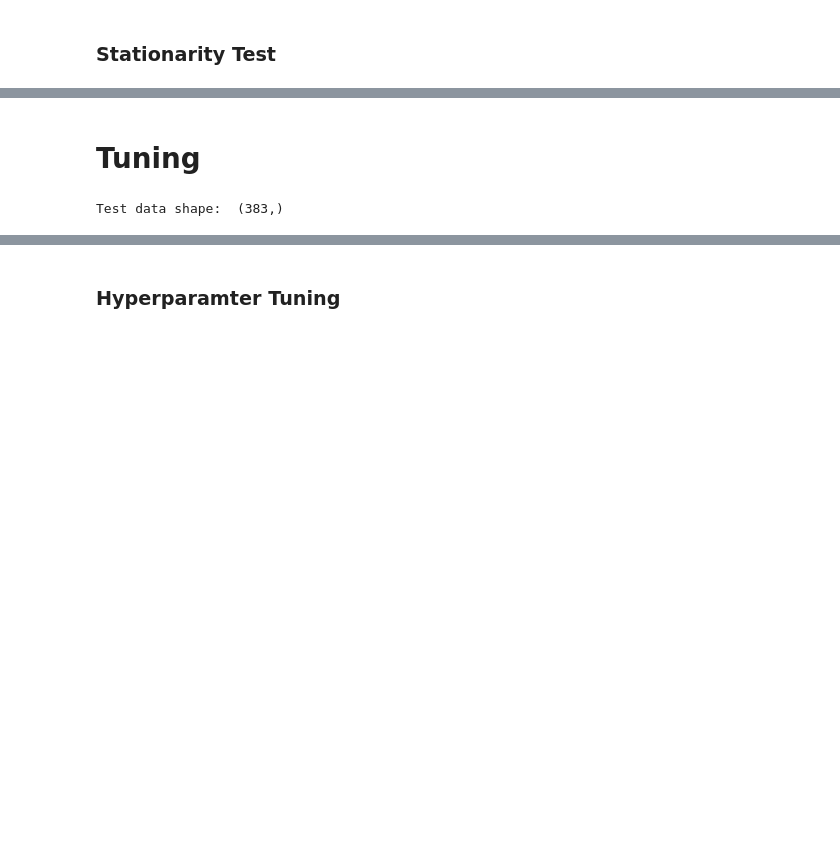
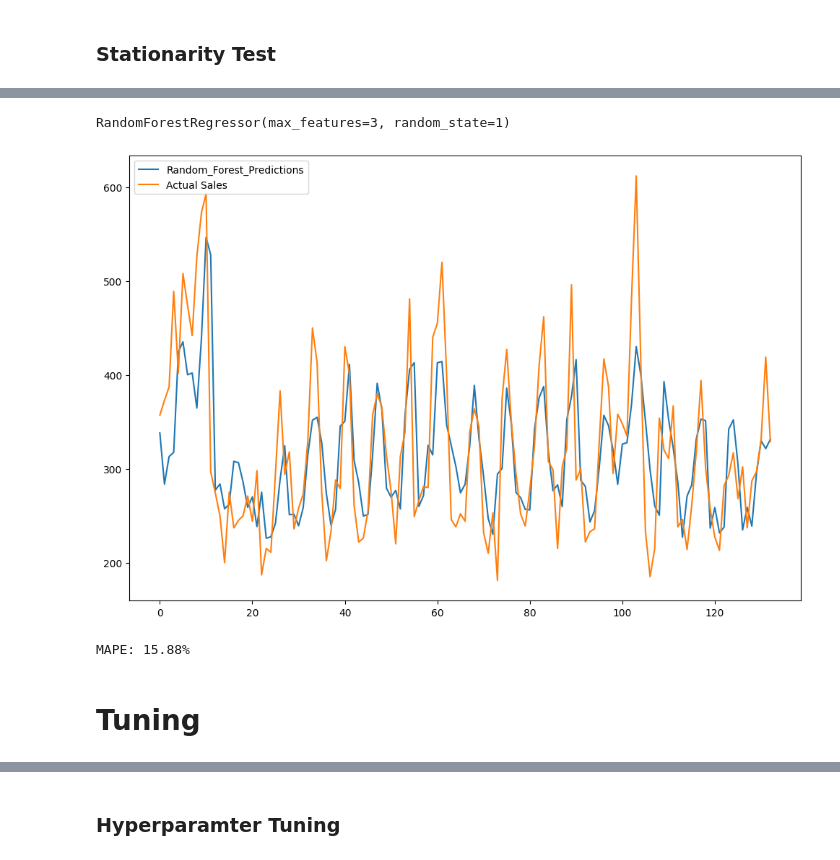
Before and after one commit to Muhammad-Awn/M5-Forecasting-Accuracy, a Jupyter notebook: tanxor-ml-model.ipynb, the cells around one changed output, grey strips where cells are left out. Cells and saved outputs as stored; diff of their text form; code cells hidden in the pictures; blank space fills up the shorter version.

```diff
--- a/tanxor-ml-model.ipynb
+++ b/tanxor-ml-model.ipynb
@@ -116,2 +141,38 @@ mape
+# %%
+rfr_data = sales[[sales.columns[0]]]
+
+for i in range(1, 8):
+    rfr_data = Lag(rfr_data).lag_transform(i, sales.columns[0])
+
+rfr_data = rfr_data.dropna()
+# %%
+x = np.array(rfr_data.iloc[:,1]).reshape(-1,1)
+for i in range(2, 8):
+    xi = (np.array(rfr_data.iloc[:,i])).reshape(-1,1)
+    x = np.concatenate((x, xi), axis=1)
+
+y = np.array(rfr_data.iloc[:,0])
+
+X_train,X_test,y_train,y_test = x[:-133],x[-133:],y[:-133],y[-133:]
+# %%
+model=RandomForestRegressor(n_estimators=100,max_features=3, random_state=1)
+
+model.fit(X_train,y_train)
+# %% [output]
+RandomForestRegressor(max_features=3, random_state=1)
+# %%
+pred = model.predict(X_test)
+plt.rcParams["figure.figsize"] = (12,8)
+plt.plot(pred,label='Random_Forest_Predictions')
+plt.plot(y_test,label='Actual Sales')
+plt.legend(loc="upper left")
+plt.show()
+# %% [output]
+[figure, added]
+# %%
+rfc_mape = np.mean(np.abs((y_test - pred) / y_test)) * 100
+print(f'MAPE: {rfc_mape:.2f}%')
+# %% [output]
+MAPE: 15.88%
 # %% [markdown]
 # Tuning
@@ -146,4 +178,0 @@ best = fmin(fn= objective, space= space, algo= tpe.suggest, max_evals = 50, tria
-# %%
-hp_model = SarimaxHyperopt(train_data[train_data.columns[0]], test_data[test_data.columns[0]])
-# %% [output]
-Test data shape:  (383,)
```
Also changed, not shown: parts of 47 cells of this notebook, 9 other files.
